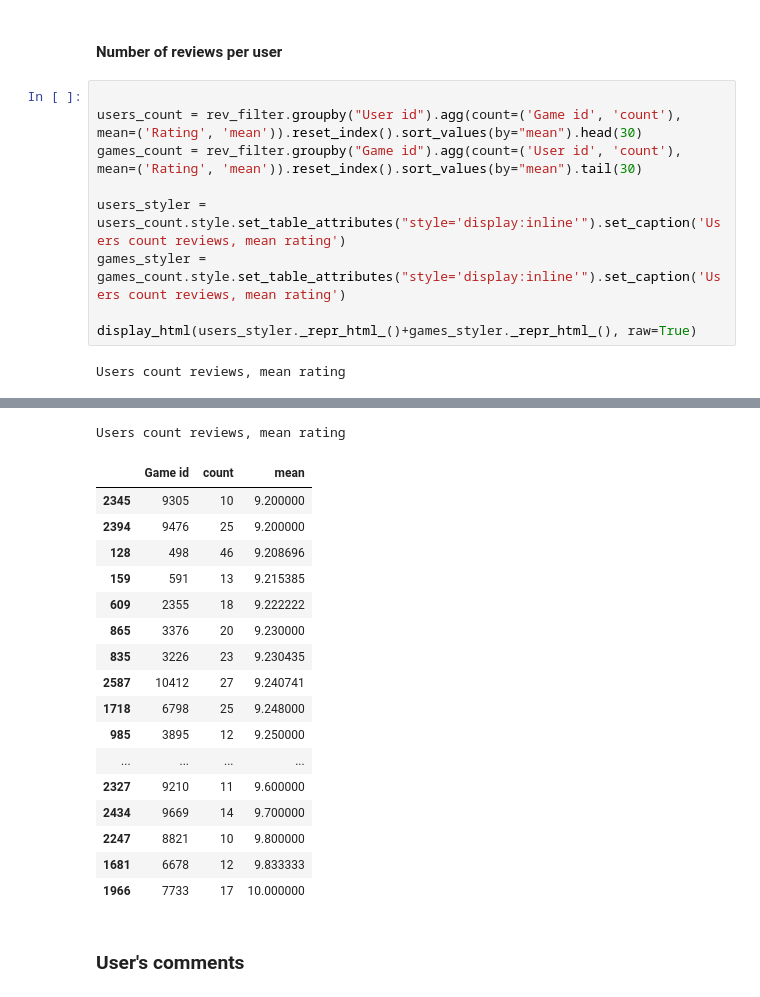
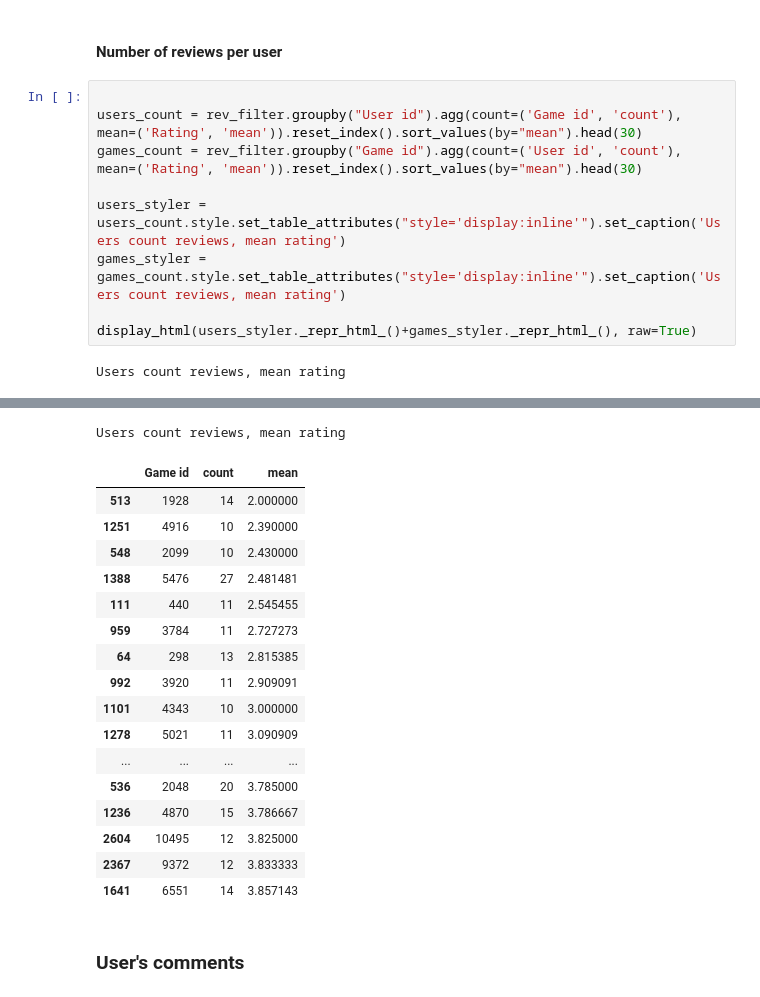
Before and after one commit to Franciline/Recommendation_system, a Jupyter notebook: notebooks/llm_comments.ipynb, the cells around one changed output, grey strips where cells are left out. Cells and saved outputs as stored; diff of their text form.

```diff
--- a/notebooks/llm_comments.ipynb
+++ b/notebooks/llm_comments.ipynb
@@ -131,49 +113,49 @@ def calc_nb_words(comments:pd.DataFrame) -> int:
 # %%
 
 users_count = rev_filter.groupby("User id").agg(count=('Game id', 'count'), mean=('Rating', 'mean')).reset_index().sort_values(by="mean").head(30)
-games_count = rev_filter.groupby("Game id").agg(count=('User id', 'count'), mean=('Rating', 'mean')).reset_index().sort_values(by="mean").tail(30)
+games_count = rev_filter.groupby("Game id").agg(count=('User id', 'count'), mean=('Rating', 'mean')).reset_index().sort_values(by="mean").head(30)
 
 users_styler = users_count.style.set_table_attributes("style='display:inline'").set_caption('Users count reviews, mean rating')
 games_styler = games_count.style.set_table_attributes("style='display:inline'").set_caption('Users count reviews, mean rating')
 
 display_html(users_styler._repr_html_()+games_styler._repr_html_(), raw=True)
 # %% [output]
 Users count reviews, mean rating
 |  | User id | count | mean |
 | 491 | 1474 | 13 | 3.500000 |
 | 1281 | 3683 | 43 | 4.139535 |
 | 432 | 1207 | 41 | 4.141463 |
 | 1714 | 5625 | 10 | 4.160000 |
 | 1827 | 6888 | 12 | 4.500000 |
 | 1664 | 5196 | 12 | 4.500000 |
 | 66 | 111 | 119 | 4.554622 |
 | 1735 | 6078 | 10 | 4.600000 |
 | 1569 | 4730 | 11 | 4.727273 |
 | 274 | 614 | 39 | 4.782051 |
 | ... | ... | ... | ... |
 | 921 | 2604 | 23 | 5.565217 |
 | 1760 | 6311 | 10 | 5.570000 |
 | 1904 | 8019 | 10 | 5.600000 |
 | 1324 | 3815 | 10 | 5.600000 |
 | 1643 | 5110 | 35 | 5.600000 |
 Users count reviews, mean rating
 |  | Game id | count | mean |
-| 2345 | 9305 | 10 | 9.200000 |
-| 2394 | 9476 | 25 | 9.200000 |
-| 128 | 498 | 46 | 9.208696 |
-| 159 | 591 | 13 | 9.215385 |
-| 609 | 2355 | 18 | 9.222222 |
-| 865 | 3376 | 20 | 9.230000 |
-| 835 | 3226 | 23 | 9.230435 |
-| 2587 | 10412 | 27 | 9.240741 |
-| 1718 | 6798 | 25 | 9.248000 |
-| 985 | 3895 | 12 | 9.250000 |
+| 513 | 1928 | 14 | 2.000000 |
+| 1251 | 4916 | 10 | 2.390000 |
+| 548 | 2099 | 10 | 2.430000 |
+| 1388 | 5476 | 27 | 2.481481 |
+| 111 | 440 | 11 | 2.545455 |
+| 959 | 3784 | 11 | 2.727273 |
+| 64 | 298 | 13 | 2.815385 |
+| 992 | 3920 | 11 | 2.909091 |
+| 1101 | 4343 | 10 | 3.000000 |
+| 1278 | 5021 | 11 | 3.090909 |
 | ... | ... | ... | ... |
-| 2327 | 9210 | 11 | 9.600000 |
-| 2434 | 9669 | 14 | 9.700000 |
-| 2247 | 8821 | 10 | 9.800000 |
-| 1681 | 6678 | 12 | 9.833333 |
-| 1966 | 7733 | 17 | 10.000000 |
+| 536 | 2048 | 20 | 3.785000 |
+| 1236 | 4870 | 15 | 3.786667 |
+| 2604 | 10495 | 12 | 3.825000 |
+| 2367 | 9372 | 12 | 3.833333 |
+| 1641 | 6551 | 14 | 3.857143 |
 # %% [markdown]
 ### User's comments
 # %% [markdown]
```
Also changed, not shown: parts of 15 cells of this notebook.
